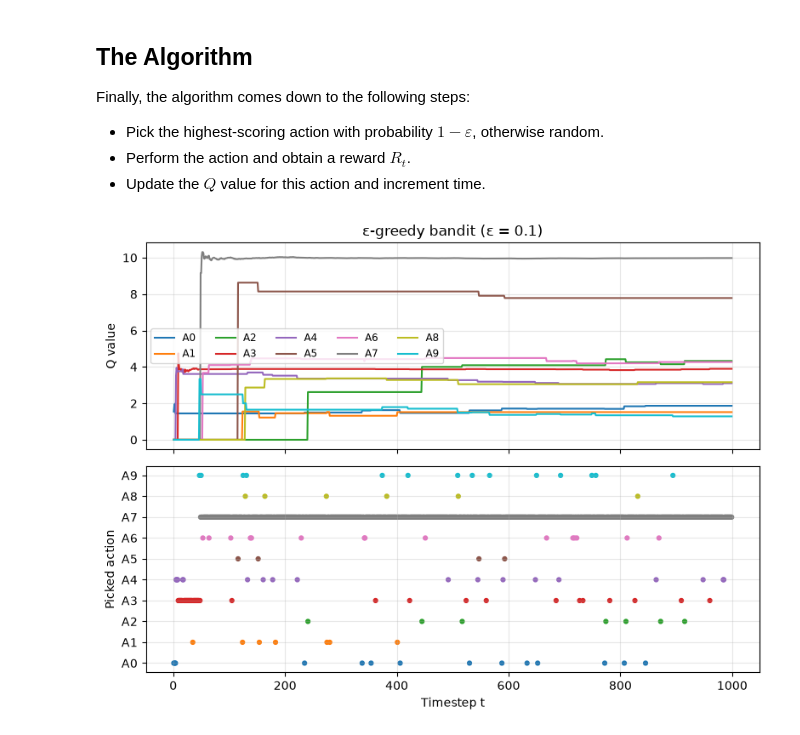
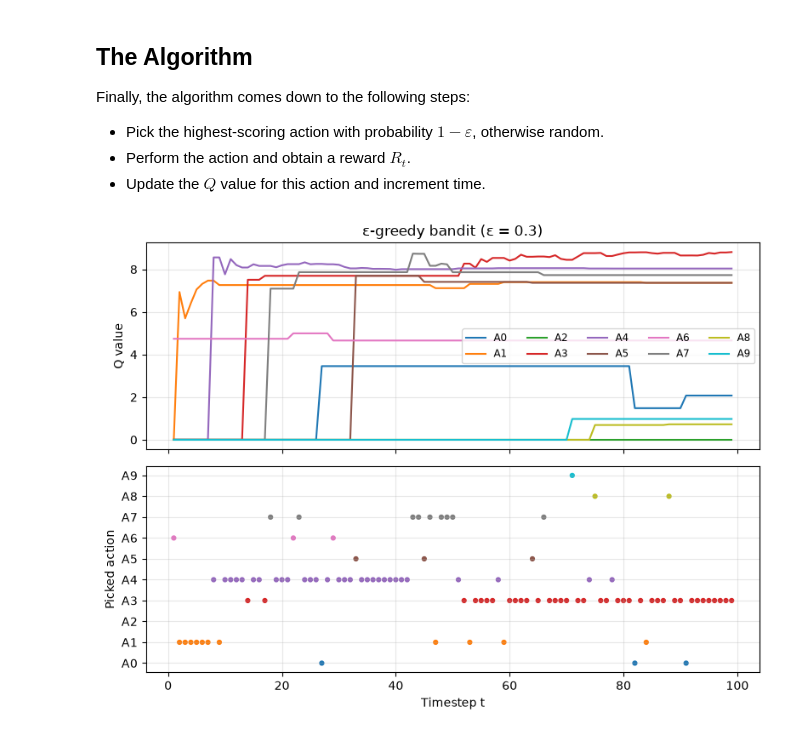
Before and after one commit to arceryz/rl-playing, a Jupyter notebook: armed_bandits.ipynb, the cells around one changed output. Drawn from its saved outputs; the diff is of its cells as text; code cells hidden in the pictures.

```diff
--- a/armed_bandits.ipynb
+++ b/armed_bandits.ipynb
@@ -76,8 +76,8 @@ Finally, the algorithm comes down to the following steps:
 - Perform the action and obtain a reward $R_t$.
 - Update the $Q$ value for this action and increment time.
 # %%
-num_timesteps = 50
-epsilon = 0.1
+num_timesteps = 100
+epsilon = 0.3
 
 iteration_range = list(range(1, num_timesteps))
 action_q_values = np.zeros(num_actions)
@@ -99,31 +99,31 @@ for i in iteration_range:
     total_reward_history.append(total_reward_history[-1] + reward)
     action_history.append(ai)
 
     # Update Q values.
     q,t = action_q_values[ai], action_t_count[ai]
     action_q_values[ai] = q + 1.0 / t * (reward - q)
     action_t_count[ai] += 1
     action_q_history.append(action_q_values.copy())
 
 fig, (ax_q, ax_action) = plt.subplots(2, 1, figsize=(8, 6), sharex=True)
 
 # Plot 1: Q value of each action over time, same colors/order as the plot below.
 q_history = np.array(action_q_history)  # shape (timesteps, num_actions)
 for a in range(num_actions):
     ax_q.plot(iteration_range, q_history[:, a], color=f"C{a}", label=f"A{a}")
 ax_q.set_ylabel("Q value")
 ax_q.set_title(f"ε-greedy bandit (ε = {epsilon})")
 ax_q.legend(ncol=5, fontsize="small")
 ax_q.grid(True, alpha=0.3)
 
 # Plot 2: picked action over time, colored to match the distribution plot.
 ax_action.scatter(iteration_range, action_history, c=[f"C{a}" for a in action_history], s=12)
 ax_action.set_yticks(range(num_actions), [f"A{a}" for a in range(num_actions)])
 ax_action.set_ylabel("Picked action")
 ax_action.set_xlabel("Timestep t")
 ax_action.grid(True, alpha=0.3)
 
 fig.tight_layout()
 plt.show()
 # %% [output]
-[figure, old version]
+[figure, new version]
```
Also changed, not shown: parts of 1 cell of this notebook.
